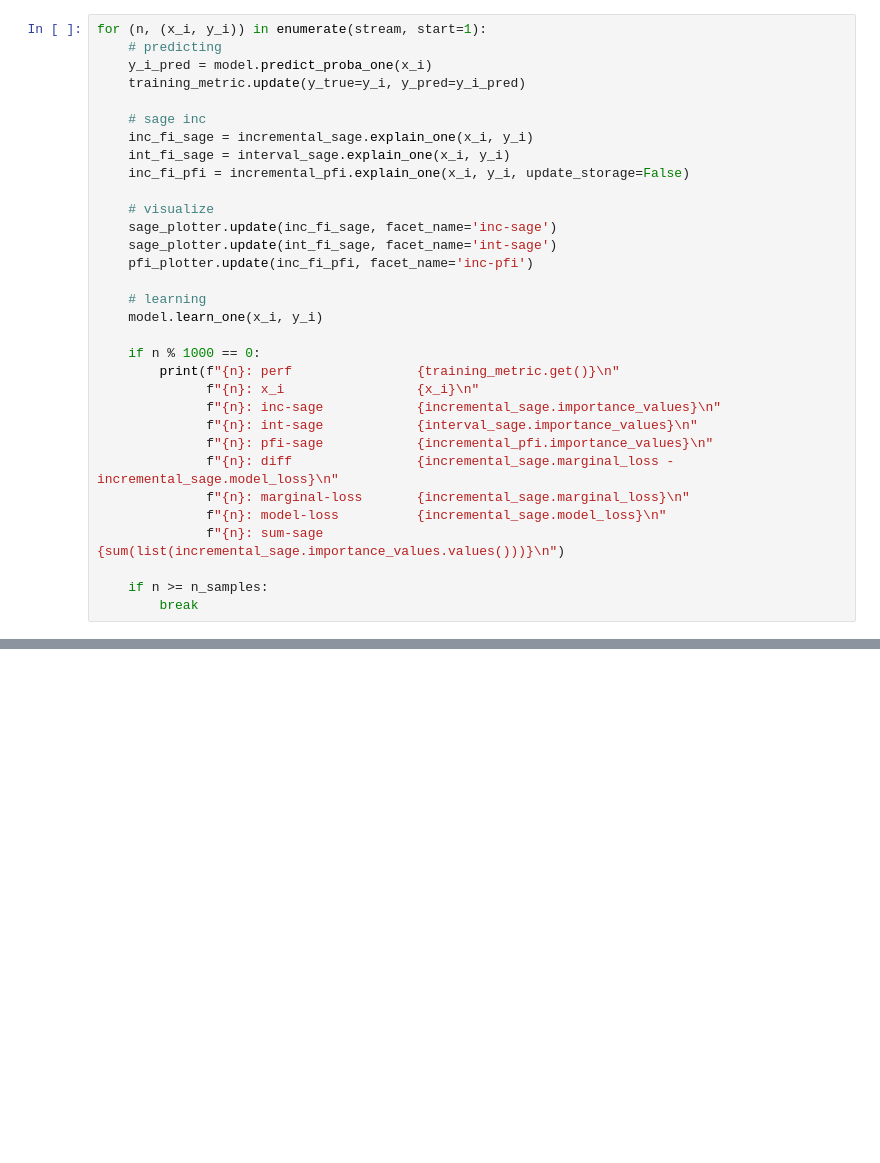
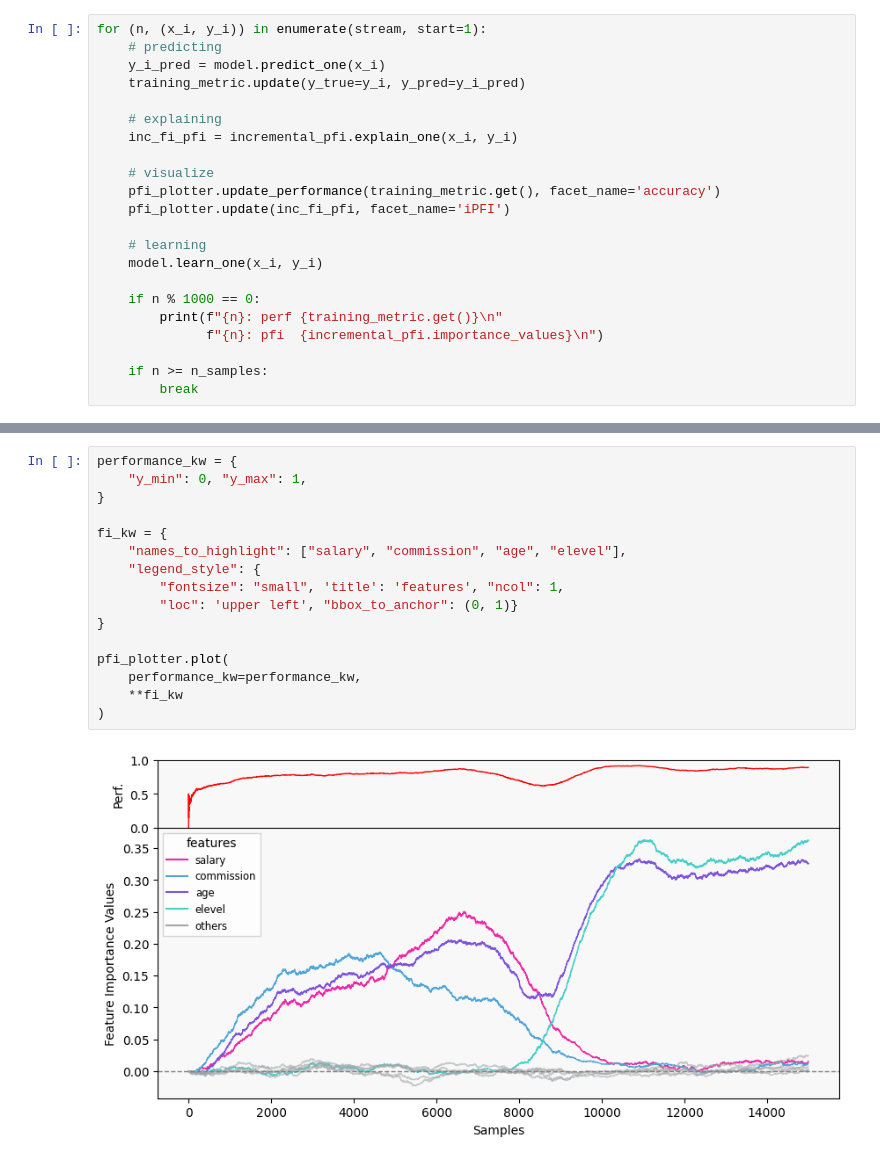
Before and after one commit to mmschlk/iXAI, a Jupyter notebook: examples/basic_usage.ipynb, the cells around one changed output, grey strips where cells are left out. Cells and saved outputs as stored; diff of their text form; blank space fills up the shorter version.

```diff
--- a/examples/basic_usage.ipynb
+++ b/examples/basic_usage.ipynb
@@ -81,32 +79,22 @@ pfi_plotter = FeatureImportancePlotter(feature_names=feature_names)
 # %%
 for (n, (x_i, y_i)) in enumerate(stream, start=1):
     # predicting
-    y_i_pred = model.predict_proba_one(x_i)
+    y_i_pred = model.predict_one(x_i)
     training_metric.update(y_true=y_i, y_pred=y_i_pred)
 
-    # sage inc
-    inc_fi_sage = incremental_sage.explain_one(x_i, y_i)
-    int_fi_sage = interval_sage.explain_one(x_i, y_i)
-    inc_fi_pfi = incremental_pfi.explain_one(x_i, y_i, update_storage=False)
+    # explaining
+    inc_fi_pfi = incremental_pfi.explain_one(x_i, y_i)
 
     # visualize
-    sage_plotter.update(inc_fi_sage, facet_name='inc-sage')
-    sage_plotter.update(int_fi_sage, facet_name='int-sage')
-    pfi_plotter.update(inc_fi_pfi, facet_name='inc-pfi')
+    pfi_plotter.update_performance(training_metric.get(), facet_name='accuracy')
+    pfi_plotter.update(inc_fi_pfi, facet_name='iPFI')
 
     # learning
     model.learn_one(x_i, y_i)
 
     if n % 1000 == 0:
-        print(f"{n}: perf                {training_metric.get()}\n"
-              f"{n}: x_i                 {x_i}\n"
-              f"{n}: inc-sage            {incremental_sage.importance_values}\n"
-              f"{n}: int-sage            {interval_sage.importance_values}\n"
-              f"{n}: pfi-sage            {incremental_pfi.importance_values}\n"
-              f"{n}: diff                {incremental_sage.marginal_loss - incremental_sage.model_loss}\n"
-              f"{n}: marginal-loss       {incremental_sage.marginal_loss}\n"
-              f"{n}: model-loss          {incremental_sage.model_loss}\n"
-              f"{n}: sum-sage            {sum(list(incremental_sage.importance_values.values()))}\n")
+        print(f"{n}: perf {training_metric.get()}\n"
+              f"{n}: pfi  {incremental_pfi.importance_values}\n")
 
     if n >= n_samples:
         break
@@ -116,0 +126,18 @@ for (n, (x_i, y_i)) in enumerate(stream, start=1):
+# %%
+performance_kw = {
+    "y_min": 0, "y_max": 1,
+}
+
+fi_kw = {
+    "names_to_highlight": ["salary", "commission", "age", "elevel"],
+    "legend_style": {
+        "fontsize": "small", 'title': 'features', "ncol": 1,
+        "loc": 'upper left', "bbox_to_anchor": (0, 1)}
+}
+
+pfi_plotter.plot(
+    performance_kw=performance_kw,
+    **fi_kw
+)
+# %% [output]
+[figure, added]
```
Also changed, not shown: parts of 22 cells of this notebook, 33 other files.
